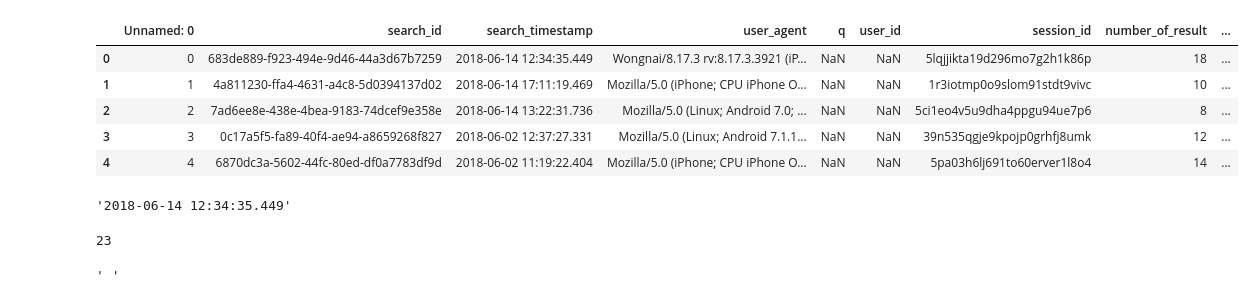
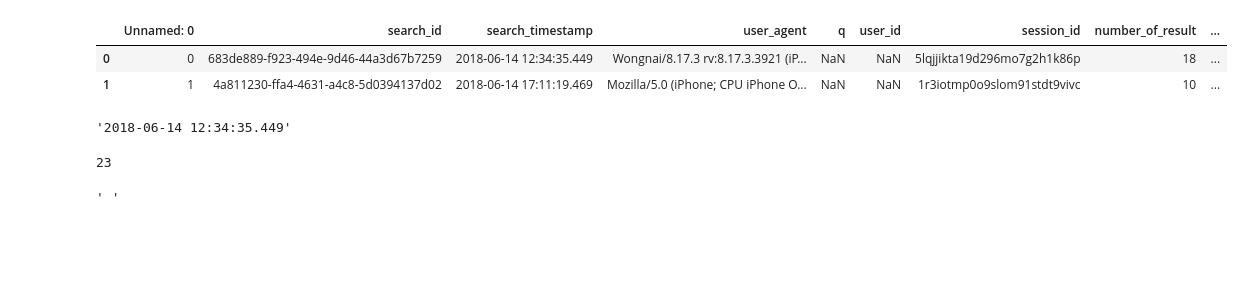
Before and after one commit to Suchirapon/data_viz, a Jupyter notebook: Quiz5(2).ipynb, the cells around one changed output. Drawn from its saved outputs; the diff is of its cells as text; code cells hidden in the pictures; blank space fills up the shorter version.

```diff
--- a/Quiz5(2).ipynb
+++ b/Quiz5(2).ipynb
@@ -13,14 +13,11 @@ path = '/content/drive/My Drive/dataviz_2021_data'
 search_df = os.path.join(path,'search_request.csv')
 # %%
 data = pd.read_csv(search_df)
-data.head()
+data.head(2)
 # %% [output]
 |  | Unnamed: 0 | search_id | search_timestamp | user_agent | q | user_id | session_id | number_of_result | ... |
 | 0 | 0 | 683de889-f923-494e-9d46-44a3d67b7259 | 2018-06-14 12:34:35.449 | Wongnai/8.17.3 rv:8.17.3.3921 (iP... | NaN | NaN | 5lqjjikta19d296mo7g2h1k86p | 18 | ... |
 | 1 | 1 | 4a811230-ffa4-4631-a4c8-5d0394137d02 | 2018-06-14 17:11:19.469 | Mozilla/5.0 (iPhone; CPU iPhone O... | NaN | NaN | 1r3iotmp0o9slom91stdt9vivc | 10 | ... |
-| 2 | 2 | 7ad6ee8e-438e-4bea-9183-74dcef9e358e | 2018-06-14 13:22:31.736 | Mozilla/5.0 (Linux; Android 7.0; ... | NaN | NaN | 5ci1eo4v5u9dha4ppgu94ue7p6 | 8 | ... |
-| 3 | 3 | 0c17a5f5-fa89-40f4-ae94-a8659268f827 | 2018-06-02 12:37:27.331 | Mozilla/5.0 (Linux; Android 7.1.1... | NaN | NaN | 39n535qgje9kpojp0grhfj8umk | 12 | ... |
-| 4 | 4 | 6870dc3a-5602-44fc-80ed-df0a7783df9d | 2018-06-02 11:19:22.404 | Mozilla/5.0 (iPhone; CPU iPhone O... | NaN | NaN | 5pa03h6lj691to60erver1l8o4 | 14 | ... |
 # %%
 data.iloc[0,2]
 # %% [output]
```
Also changed, not shown: parts of 18 cells of this notebook.
